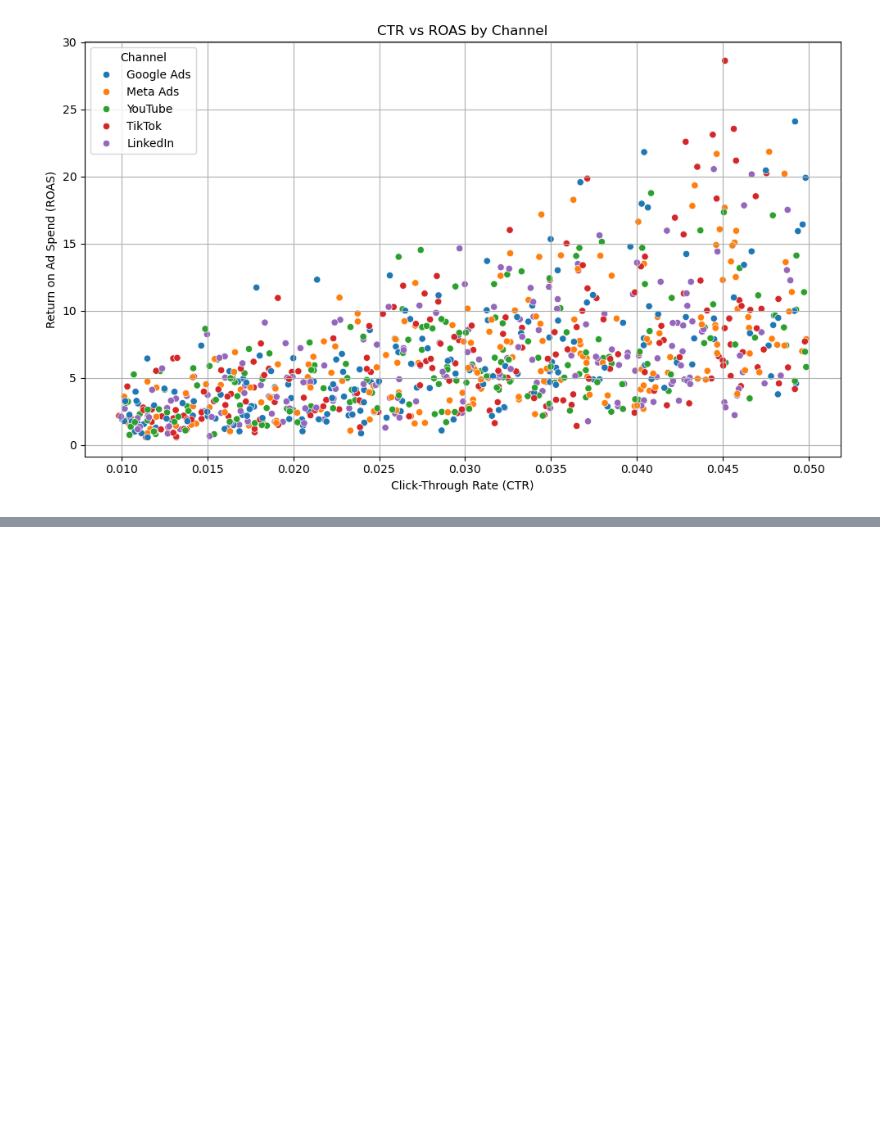
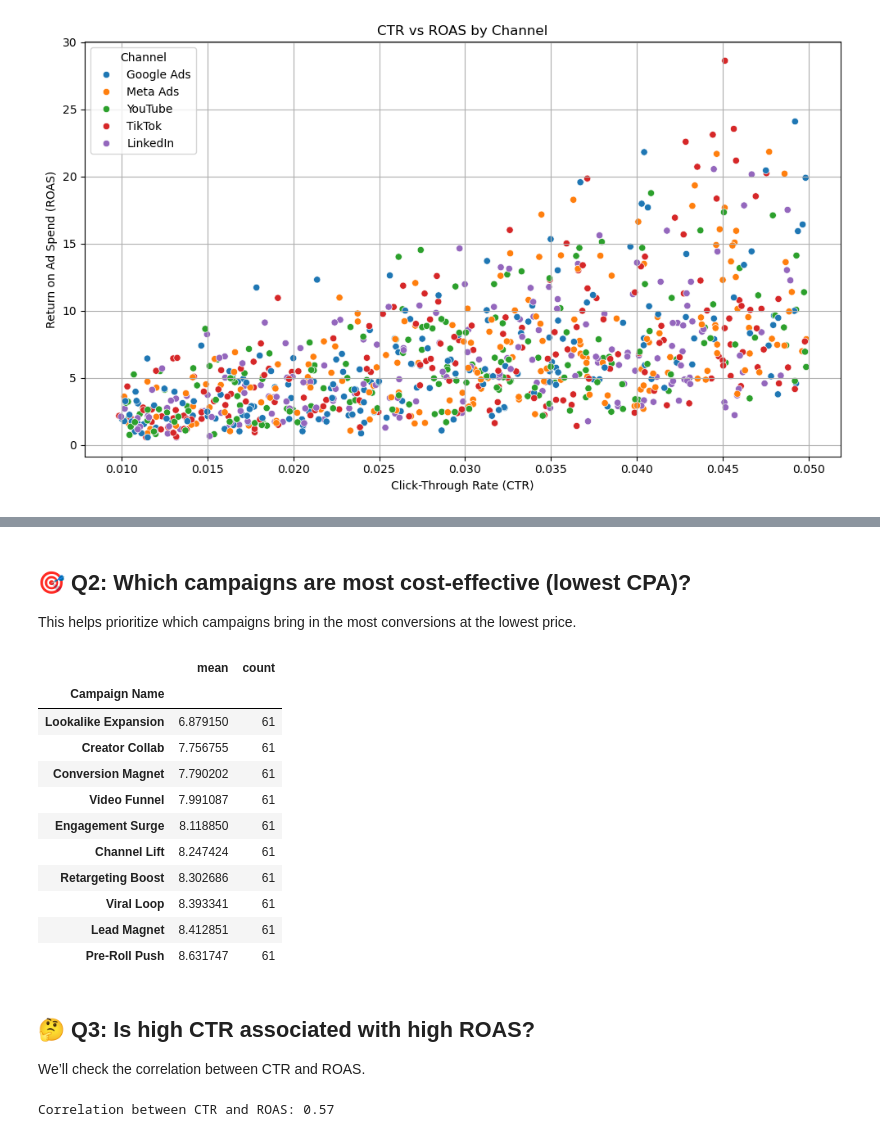
Before and after one commit to giorgidzebisashvili4/media-spend-optimization, a Jupyter notebook: notebooks/media_analysis_eda.ipynb, the cells around one changed output, grey strips where cells are left out. Cells and saved outputs as stored; diff of their text form; code cells hidden in the pictures; blank space fills up the shorter version.

```diff
--- a/notebooks/media_analysis_eda.ipynb
+++ b/notebooks/media_analysis_eda.ipynb
@@ -256,0 +281,29 @@ plt.show()
+# %% [markdown]
+## 🎯 Q2: Which campaigns are most cost-effective (lowest CPA)?
+
+This helps prioritize which campaigns bring in the most conversions at the lowest price.
+# %%
+top_cpa = df.groupby('Campaign Name')['CPA'].agg(['mean', 'count']).sort_values('mean')
+top_cpa.head(10).style.background_gradient(cmap='Blues')
+# %% [output]
+|  | mean | count |
+| Campaign Name |  |  |
+| Lookalike Expansion | 6.879150 | 61 |
+| Creator Collab | 7.756755 | 61 |
+| Conversion Magnet | 7.790202 | 61 |
+| Video Funnel | 7.991087 | 61 |
+| Engagement Surge | 8.118850 | 61 |
+| Channel Lift | 8.247424 | 61 |
+| Retargeting Boost | 8.302686 | 61 |
+| Viral Loop | 8.393341 | 61 |
+| Lead Magnet | 8.412851 | 61 |
+| Pre-Roll Push | 8.631747 | 61 |
+# %% [markdown]
+## 🤔 Q3: Is high CTR associated with high ROAS?
+
+We’ll check the correlation between CTR and ROAS.
+# %%
+correlation = df[['CTR', 'ROAS']].corr().iloc[0, 1]
+print(f"Correlation between CTR and ROAS: {correlation:.2f}")
+# %% [output]
+Correlation between CTR and ROAS: 0.57
```
Also changed, not shown: parts of 6 cells of this notebook.
